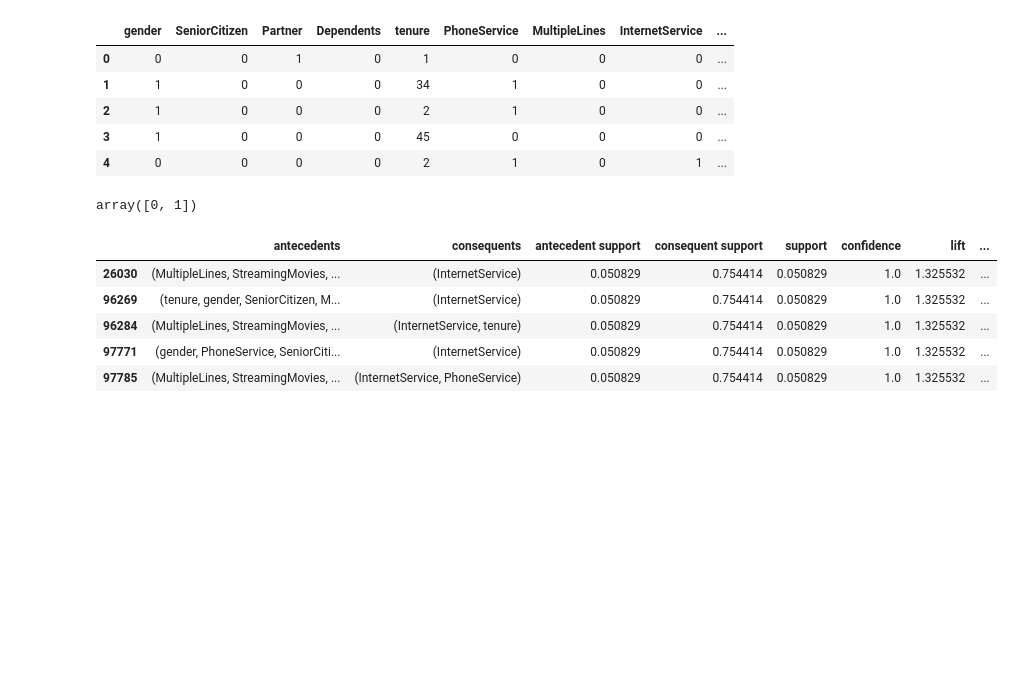
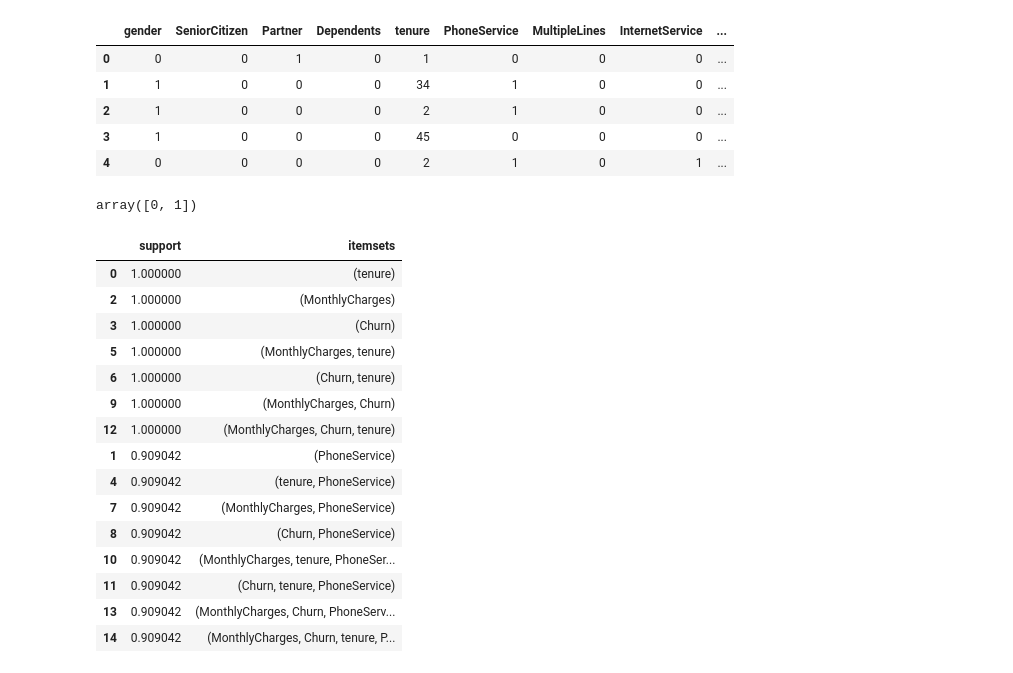
Before and after one commit to SohelRaja/Customer-Churn-Analysis, a Jupyter notebook: Association Rule Mining/AssociationRuleMining(On_original_dataset) (1).ipynb, the cells around one changed output. Cells and saved outputs as stored; diff of their text form; code cells hidden in the pictures; blank space fills up the shorter version.

Commit message:
Added apirori rules in readme, and printed the best feaetures obtained from apriori

```diff
--- a/Association Rule Mining/AssociationRuleMining(on_original_dataset).ipynb
+++ b/Association Rule Mining/AssociationRuleMining(On_original_dataset) (1).ipynb
@@ -8,7 +8,7 @@ Saving new_telco (2).csv to new_telco (2).csv
 # %%
 import pandas as pd
 import io
-telco = pd.read_csv(io.BytesIO(uploaded['new_telco (2).csv']))
+telco = pd.read_csv(io.BytesIO(uploaded['new_telco.csv']))
 telco=telco.drop(['customerID','TotalCharges','Unnamed: 0'] , axis=1)
 telco.head()
 # %% [output]
@@ -72,16 +72,27 @@ df_0_encoded= df_0.applymap(hot_encode)
 df_1_encoded = df_1.applymap(hot_encode)
 # %%
 # Building the model when Churn=1
-frq_items = apriori(df_1_encoded, min_support = 0.05, use_colnames = True)
+frq_items = apriori(df_1_encoded, min_support = 0.90, use_colnames = True)
 
 # Collecting the inferred rules in a dataframe
 rules = association_rules(frq_items, metric ="lift", min_threshold = 1)
 rules = rules.sort_values(['confidence', 'lift'], ascending =[False, False])
-rules.head()
+freq_items=frq_items.sort_values(['support'], ascending=False)
+freq_items
 # %% [output]
-|  | antecedents | consequents | antecedent support | consequent support | support | confidence | lift | ... |
-| 26030 | (MultipleLines, StreamingMovies, ... | (InternetService) | 0.050829 | 0.754414 | 0.050829 | 1.0 | 1.325532 | ... |
-| 96269 | (tenure, gender, SeniorCitizen, M... | (InternetService) | 0.050829 | 0.754414 | 0.050829 | 1.0 | 1.325532 | ... |
-| 96284 | (MultipleLines, StreamingMovies, ... | (InternetService, tenure) | 0.050829 | 0.754414 | 0.050829 | 1.0 | 1.325532 | ... |
-| 97771 | (gender, PhoneService, SeniorCiti... | (InternetService) | 0.050829 | 0.754414 | 0.050829 | 1.0 | 1.325532 | ... |
-| 97785 | (MultipleLines, StreamingMovies, ... | (InternetService, PhoneService) | 0.050829 | 0.754414 | 0.050829 | 1.0 | 1.325532 | ... |
+|  | support | itemsets |
+| 0 | 1.000000 | (tenure) |
+| 2 | 1.000000 | (MonthlyCharges) |
+| 3 | 1.000000 | (Churn) |
+| 5 | 1.000000 | (MonthlyCharges, tenure) |
+| 6 | 1.000000 | (Churn, tenure) |
+| 9 | 1.000000 | (MonthlyCharges, Churn) |
+| 12 | 1.000000 | (MonthlyCharges, Churn, tenure) |
+| 1 | 0.909042 | (PhoneService) |
+| 4 | 0.909042 | (tenure, PhoneService) |
+| 7 | 0.909042 | (MonthlyCharges, PhoneService) |
+| 8 | 0.909042 | (Churn, PhoneService) |
+| 10 | 0.909042 | (MonthlyCharges, tenure, PhoneSer... |
+| 11 | 0.909042 | (Churn, tenure, PhoneService) |
+| 13 | 0.909042 | (MonthlyCharges, Churn, PhoneServ... |
+| 14 | 0.909042 | (MonthlyCharges, Churn, tenure, P... |
```
Also changed, not shown: parts of 6 cells of this notebook, 2 other files.
